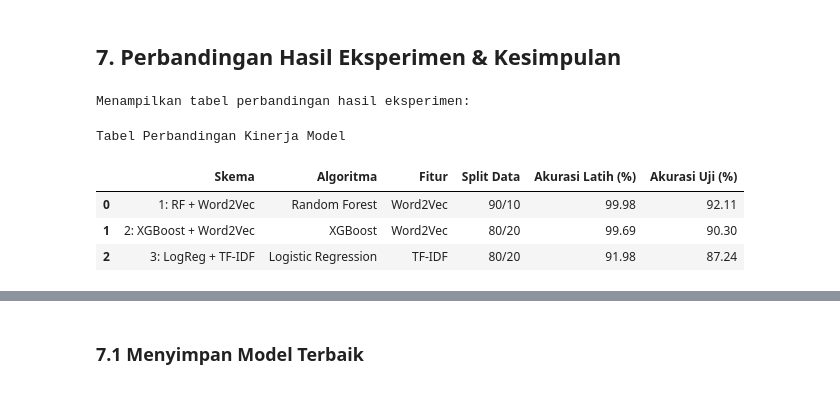
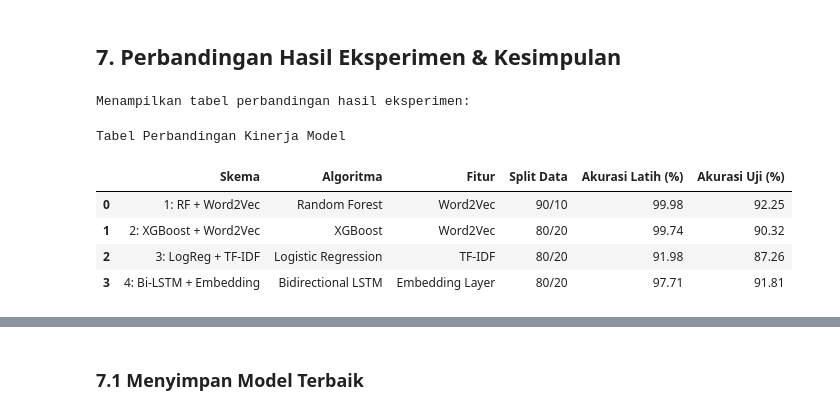
Before and after one commit to husainfadhlillah/dicoding-AppProductReview-SentimentAnalysis, a Jupyter notebook: Analisis Sentimen_Muhammad Husain Fadhlillah/pelatihan_model.ipynb, the cells around one changed output, grey strips where cells are left out. Cells and saved outputs as stored; diff of their text form; code cells hidden in the pictures.

```diff
--- a/Analisis Sentimen_Muhammad Husain Fadhlillah/pelatihan_model.ipynb
+++ b/Analisis Sentimen_Muhammad Husain Fadhlillah/pelatihan_model.ipynb
@@ -874,35 +1054,37 @@ weighted avg   0.873977  0.872390  0.872655  4310.00000
 # %% [markdown]
 ## **7. Perbandingan Hasil Eksperimen & Kesimpulan**
 # %%
-# Membuat DataFrame untuk merangkum hasil evaluasi dari ketiga skema
+# Membuat DataFrame untuk merangkum hasil evaluasi dari keempat skema
 summary_data = {
     'Skema': [
         '1: RF + Word2Vec',
         '2: XGBoost + Word2Vec',
-        '3: LogReg + TF-IDF'
+        '3: LogReg + TF-IDF',
+        '4: Bi-LSTM + Embedding'
     ],
-    'Algoritma': ['Random Forest', 'XGBoost', 'Logistic Regression'],
-    'Fitur': ['Word2Vec', 'Word2Vec', 'TF-IDF'],
-    'Split Data': ['90/10', '80/20', '80/20'],
-    'Akurasi Latih (%)': [accuracy_train1*100, accuracy_train2*100, accuracy_train3*100],
-    'Akurasi Uji (%)': [accuracy_test1*100, accuracy_test2*100, accuracy_test3*100]
+    'Algoritma': ['Random Forest', 'XGBoost', 'Logistic Regression', 'Bidirectional LSTM'],
+    'Fitur': ['Word2Vec', 'Word2Vec', 'TF-IDF', 'Embedding Layer'], # Ini jawabannya
+    'Split Data': ['90/10', '80/20', '80/20', '80/20'],
+    'Akurasi Latih (%)': [accuracy_train1*100, accuracy_train2*100, accuracy_train3*100, accuracy_train4*100],
+    'Akurasi Uji (%)': [accuracy_test1*100, accuracy_test2*100, accuracy_test3*100, accuracy_test4*100],
 }
 
 summary_df = pd.DataFrame(summary_data)
 
 # Mengatur format angka dan menyorot nilai terbaik pada kolom Akurasi Uji
 styled_summary = summary_df.style.format({
     'Akurasi Latih (%)': '{:.2f}',
     'Akurasi Uji (%)': '{:.2f}'
 }).highlight_max(subset=['Akurasi Uji (%)'], color='lightgreen').set_caption("Tabel Perbandingan Kinerja Model")
 
 print("Menampilkan tabel perbandingan hasil eksperimen:")
 display(styled_summary)
 # %% [output]
 Menampilkan tabel perbandingan hasil eksperimen:
 Tabel Perbandingan Kinerja Model
 |  | Skema | Algoritma | Fitur | Split Data | Akurasi Latih (%) | Akurasi Uji (%) |
-| 0 | 1: RF + Word2Vec | Random Forest | Word2Vec | 90/10 | 99.98 | 92.11 |
-| 1 | 2: XGBoost + Word2Vec | XGBoost | Word2Vec | 80/20 | 99.69 | 90.30 |
-| 2 | 3: LogReg + TF-IDF | Logistic Regression | TF-IDF | 80/20 | 91.98 | 87.24 |
+| 0 | 1: RF + Word2Vec | Random Forest | Word2Vec | 90/10 | 99.98 | 92.25 |
+| 1 | 2: XGBoost + Word2Vec | XGBoost | Word2Vec | 80/20 | 99.74 | 90.32 |
+| 2 | 3: LogReg + TF-IDF | Logistic Regression | TF-IDF | 80/20 | 91.98 | 87.26 |
+| 3 | 4: Bi-LSTM + Embedding | Bidirectional LSTM | Embedding Layer | 80/20 | 97.71 | 91.81 |
 # %% [markdown]
```
Also changed, not shown: parts of 12 cells of this notebook.
